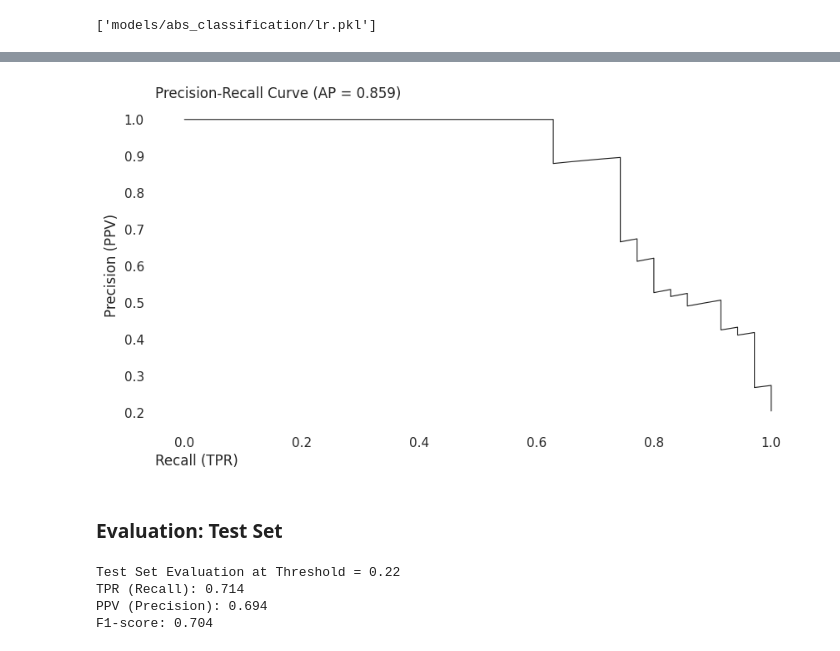
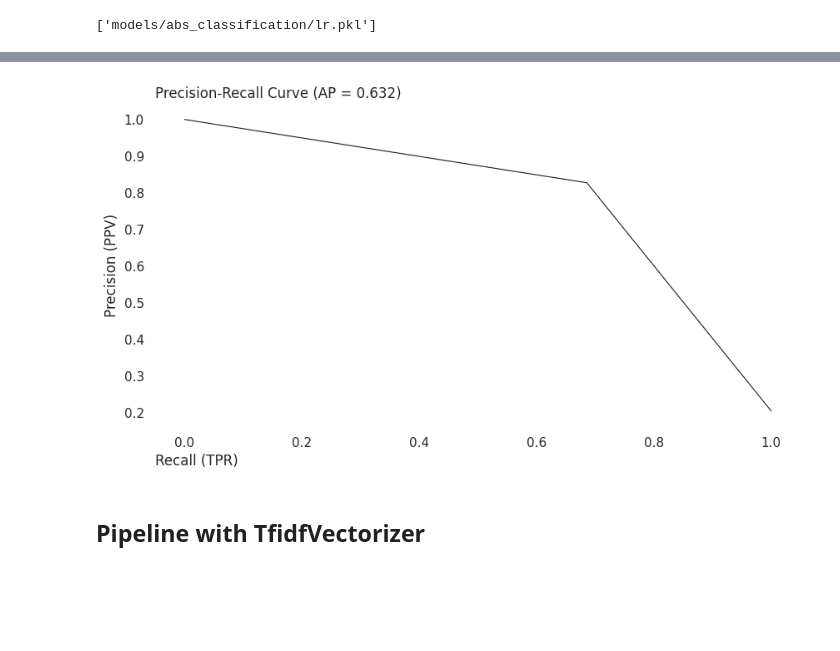
Before and after one commit to savimf/secondary_portfolio, a Jupyter notebook: abs_classification.ipynb, the cells around one changed output, grey strips where cells are left out. Saved outputs shown, nothing was run; the diff lists cells and outputs as text; code cells hidden in the pictures; blank space fills up the shorter version.

Commit message:
Text corrections, usage of classification_report only for all models, TfidfVectorizer and SBERT introduced. Close to final version.

```diff
--- a/abs_classification.ipynb
+++ b/abs_classification.ipynb
@@ -221,17 +226,11 @@ y = df['Label'].copy()
 SEED = 1
 
 # keep a holdout test set for final evaluation
-X_temp, X_test, y_temp, y_test = train_test_split(
-    X, y, test_size=0.15, stratify=y, random_state=SEED
-)
-
-# use the remaining for training + CV
-X_train, X_val, y_train, y_val = train_test_split(
-    X_temp, y_temp, test_size=0.1765, stratify=y_temp, random_state=SEED
+X_train, X_test, y_train, y_test = train_test_split(
+    X, y, test_size=0.3, stratify=y, random_state=SEED
 )
 
 print(f'Training set size: {len(X_train)}')
-print(f'Validation set size: {len(X_val)}')
 print(f'Test set size: {len(X_test)}')
 # %% [output]
 Training set size: 793
@@ -296,21 +294,21 @@ dump(best, f'{model_path}/lr.pkl')
 # %%
 lr = load(f'{model_path}/lr.pkl')
 # %%
-y_pred = lr.predict(X_val)
+df_test = df[df.index.isin(X_test.index)]
 
-df_val = df[df.index.isin(X_val.index)]
-df_val['pred_val'] = y_pred
+y_pred = df_test['baseline_pred'].to_numpy()
 
-cnfn_metrics['vect_val'] = f.get_confusion_metrics(df_val, 'Label', 'pred_val')
-cnfn_metrics['baseline_val'] = f.get_confusion_metrics(df_val, 'Label', 'baseline_pred')
+print('Baseline on test set:')
+print(classification_report(
+    y_test, y_pred,
+    target_names=['0', '1']
+))
+
 
 y_pred = lr.predict(X_test)
-
-df_test = df[df.index.isin(X_test.index)]
-df_test['pred_test'] = y_pred
-
-cnfn_metrics['vect_test'] = f.get_confusion_metrics(df_test, 'Label', 'pred_test')
-cnfn_metrics['baseline_test'] = f.get_confusion_metrics(df_test, 'Label', 'baseline_pred')
-
-pd.DataFrame(cnfn_metrics)
+print('Learned model on test set:')
+print(classification_report(
+    y_test, y_pred,
+    target_names=['0', '1']
+))
 # %% [output]
@@ -402,32 +345,13 @@ When choosing to optimize F1-score, we are balancing between automation and disc
 # %%
-ppvs, tprs, thresholds = precision_recall_curve(y_val, y_pred_val)
-avg_p = average_precision_score(y_val, y_pred_val)
+ppvs, tprs, thresholds = precision_recall_curve(y_test, y_pred)
+avg_p = average_precision_score(y_test, y_pred)
 
 plt.plot(tprs, ppvs, color='k', lw=.8)
 plt.title(f'Precision-Recall Curve (AP = {avg_p:.3f})', loc='left')
 plt.xlabel('Recall (TPR)', loc='left')
 plt.ylabel('Precision (PPV)')
 plt.box(False)
 # %% [output]
-[figure, old version]
+[figure, new version]
-# %% [markdown]
-### Evaluation: Test Set
-# %%
-y_prob_test = lr.predict_proba(X_test)[:, 1]
-y_pred_test = (y_prob_test >= best_thr).astype(int)
-
-tn, fp, fn, tp = confusion_matrix(y_test, y_pred_test).ravel()
-
-tpr = tp / (tp + fn) if (tp + fn) > 0 else 0
-ppv = tp / (tp + fp) if (tp + fp) > 0 else 0
-f1  = 2 * (ppv * tpr) / (ppv + tpr) if (ppv + tpr) > 0 else 0
-
-print(f'Test Set Evaluation at Threshold = {best_thr:.2f}')
-print(f'TPR (Recall): {tpr:.3f}')
-print(f'PPV (Precision): {ppv:.3f}')
-print(f'F1-score: {f1:.3f}')
-# %% [output]
-Test Set Evaluation at Threshold = 0.22
-TPR (Recall): 0.714
-PPV (Precision): 0.694
-F1-score: 0.704
+# %% [markdown]
+## Pipeline with TfidfVectorizer
```
Also changed, not shown: parts of 36 cells of this notebook, 2 other files.
